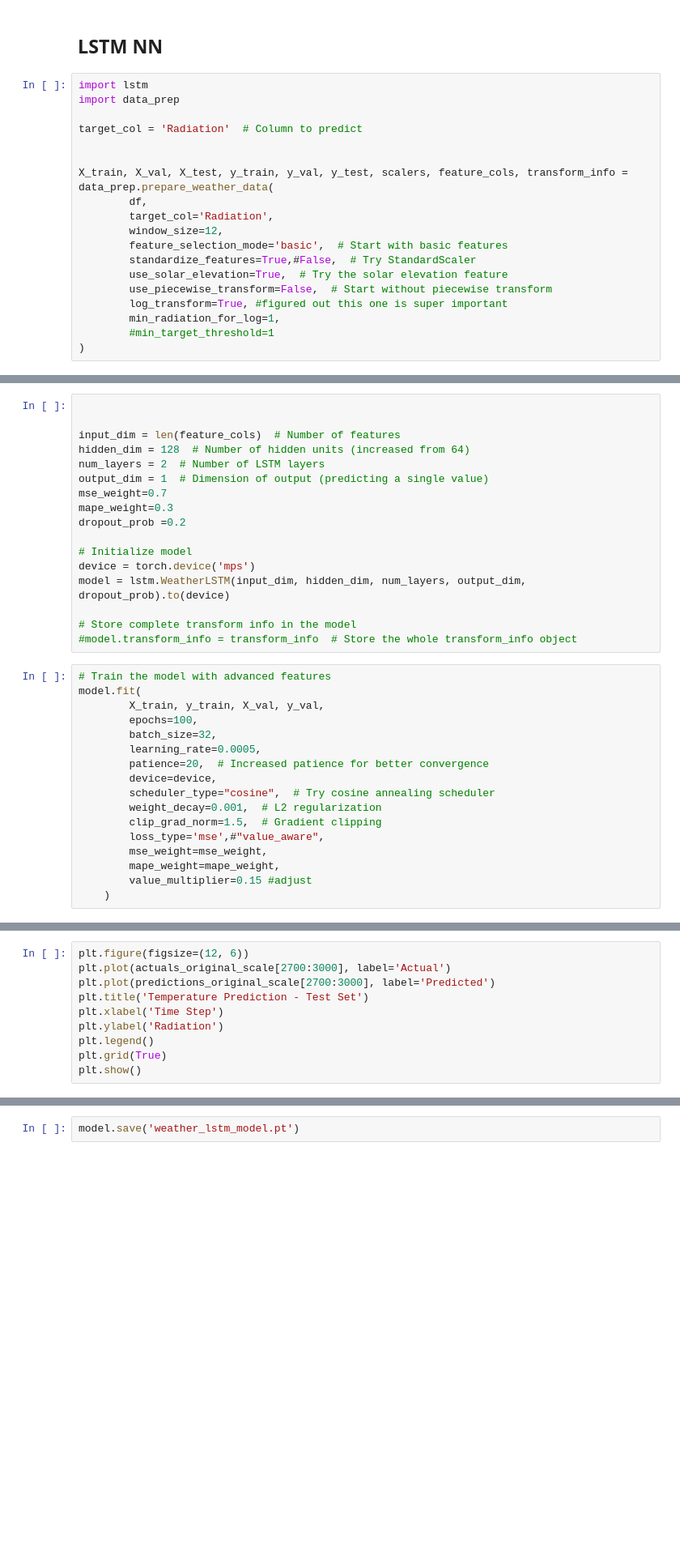
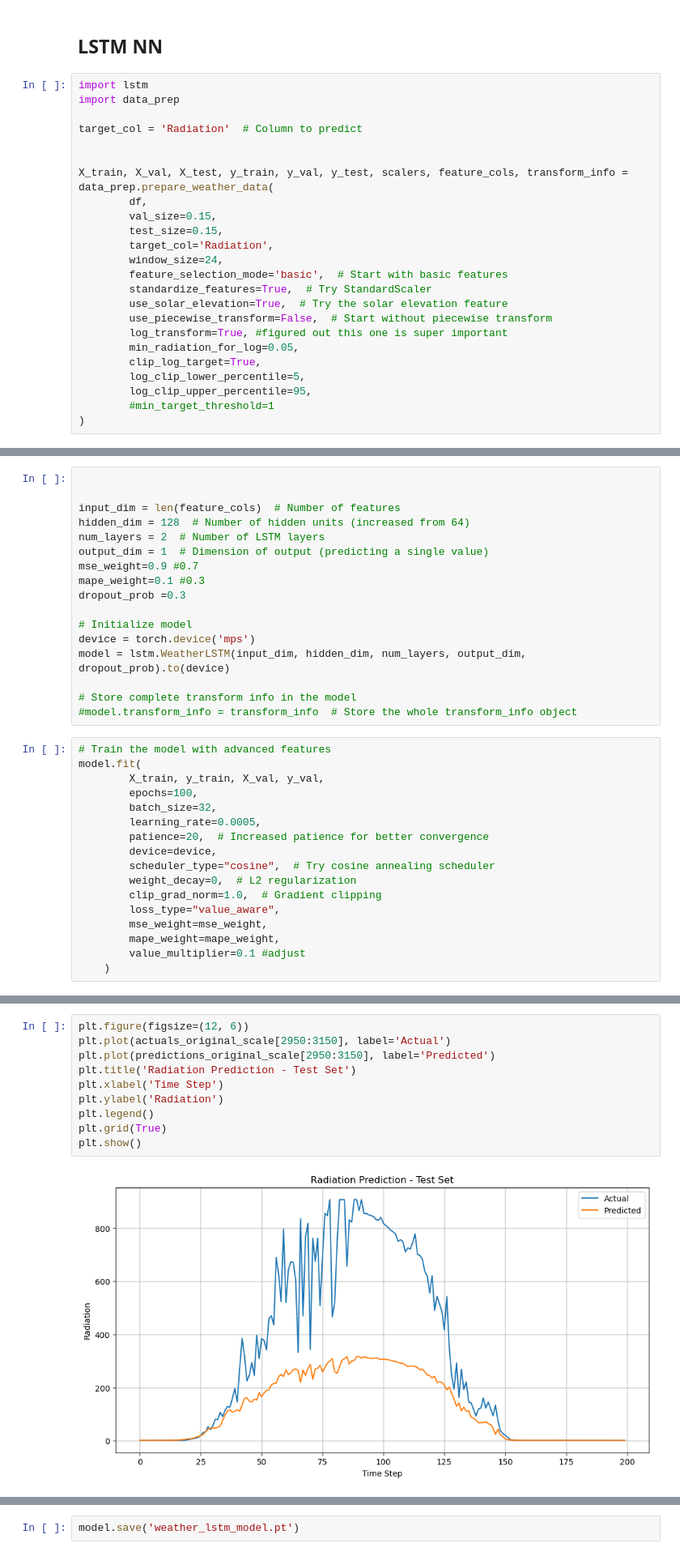
Before and after one commit to itxtx/solar_prediction, a Jupyter notebook: solar_data_notebook.ipynb, the cells around one changed output, grey strips where cells are left out. Shown at 81% size. Drawn from its saved outputs; the diff is of its cells as text; blank space fills up the shorter version.

```diff
--- a/solar_data_notebook.ipynb
+++ b/solar_data_notebook.ipynb
@@ -156,13 +170,18 @@ target_col = 'Radiation'  # Column to predict
 
 X_train, X_val, X_test, y_train, y_val, y_test, scalers, feature_cols, transform_info = data_prep.prepare_weather_data(
         df,
+        val_size=0.15,
+        test_size=0.15,
         target_col='Radiation',
-        window_size=12,
+        window_size=24,
         feature_selection_mode='basic',  # Start with basic features
-        standardize_features=True,#False,  # Try StandardScaler
+        standardize_features=True,  # Try StandardScaler
         use_solar_elevation=True,  # Try the solar elevation feature
         use_piecewise_transform=False,  # Start without piecewise transform
         log_transform=True, #figured out this one is super important
-        min_radiation_for_log=1,
+        min_radiation_for_log=0.05,
+        clip_log_target=True,
+        log_clip_lower_percentile=5,
+        log_clip_upper_percentile=95,
         #min_target_threshold=1
 )
@@ -239,9 +273,9 @@ input_dim = len(feature_cols)  # Number of features
 hidden_dim = 128  # Number of hidden units (increased from 64)
 num_layers = 2  # Number of LSTM layers
 output_dim = 1  # Dimension of output (predicting a single value)
-mse_weight=0.7
-mape_weight=0.3
-dropout_prob =0.2
+mse_weight=0.9 #0.7
+mape_weight=0.1 #0.3
+dropout_prob =0.3
 
 # Initialize model
 device = torch.device('mps')
@@ -259,10 +293,10 @@ model.fit(
         patience=20,  # Increased patience for better convergence
         device=device,
         scheduler_type="cosine",  # Try cosine annealing scheduler
-        weight_decay=0.001,  # L2 regularization
-        clip_grad_norm=1.5,  # Gradient clipping
-        loss_type='mse',#"value_aware",
+        weight_decay=0,  # L2 regularization
+        clip_grad_norm=1.0,  # Gradient clipping
+        loss_type="value_aware",
         mse_weight=mse_weight,
         mape_weight=mape_weight,
-        value_multiplier=0.15 #adjust
+        value_multiplier=0.1 #adjust
     )
@@ -302,13 +394,15 @@ plt.show()
 # %%
 plt.figure(figsize=(12, 6))
-plt.plot(actuals_original_scale[2700:3000], label='Actual')
-plt.plot(predictions_original_scale[2700:3000], label='Predicted')
-plt.title('Temperature Prediction - Test Set')
+plt.plot(actuals_original_scale[2950:3150], label='Actual')
+plt.plot(predictions_original_scale[2950:3150], label='Predicted')
+plt.title('Radiation Prediction - Test Set')
 plt.xlabel('Time Step')
 plt.ylabel('Radiation')
 plt.legend()
 plt.grid(True)
 plt.show()
+# %% [output]
+[figure, added]
 # %%
 import plot_utils as pu
 
```
Also changed, not shown: parts of 13 cells of this notebook, 3 other files.
